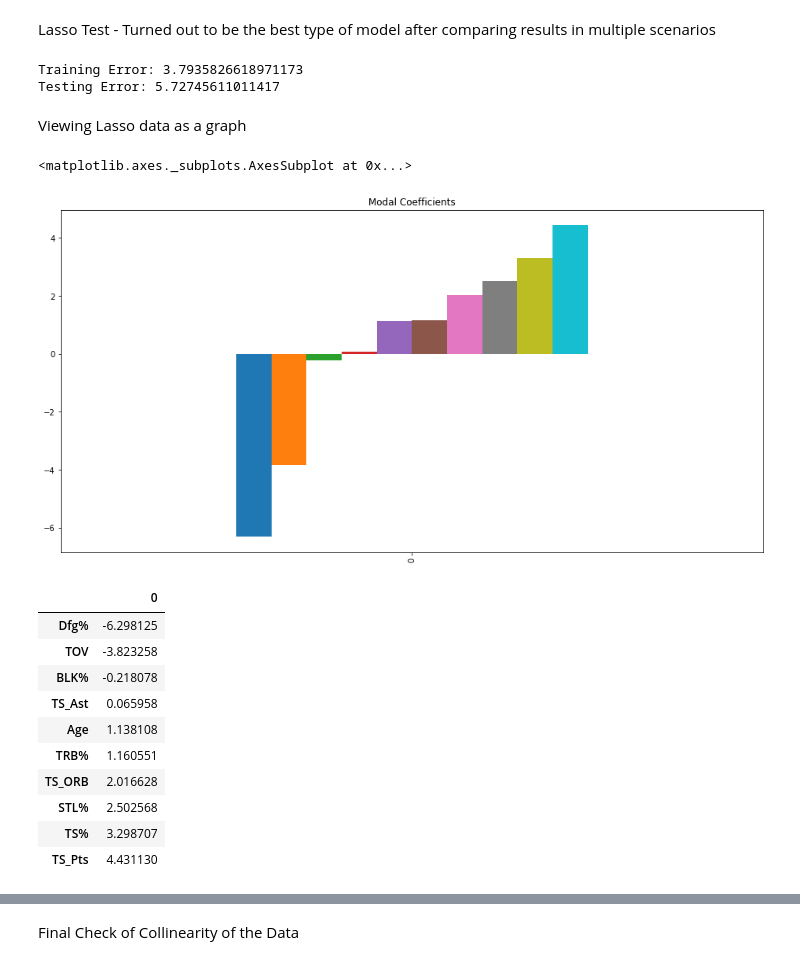
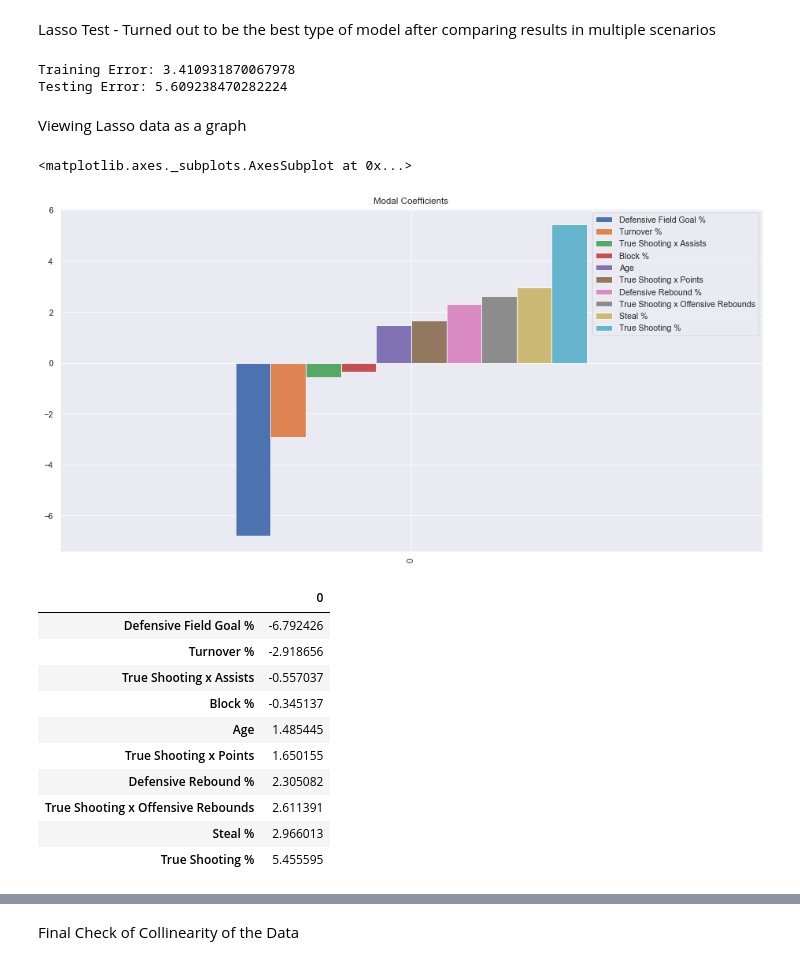
Before and after one commit to Ahila700/nba_pred_mod_2_project, a Jupyter notebook: Final_models.ipynb, the cells around one changed output, grey strips where cells are left out. Saved outputs shown, nothing was run; the diff lists cells and outputs as text; code cells hidden in the pictures.

```diff
--- a/Final_models.ipynb
+++ b/Final_models.ipynb
@@ -35,4 +42,5 @@ nba_data['TS_Pts'] = [nba_data['TS%'][i]*nba_data['PTS'][i] for i in range(len(n
 # %% [markdown]
 Removing the collinear and weak features found in the models
 # %%
-nba_data = nba_data.drop(columns = ['ORB%', '3PAr', 'FTr', 'AST%', '3P%', 'PTS', 'FT%'])
+nba_data = nba_data.drop(columns = ['ORB%', '3PAr', 'FTr', 'AST%', '3P%',
+                                    'PTS', 'FT%', 'DRB', 'TRB%', '2P'])
@@ -39,12 +49,17 @@ nba_data = nba_data.drop(columns = ['ORB%', '3PAr', 'FTr', 'AST%', '3P%', 'PTS',
+# %%
+nba_data.rename(columns = {'W': 'Wins', 'TOV%': 'Turnover %', 'Dfg%': 'Defensive Field Goal %',
+                           'DRB%': 'Defensive Rebound %', 'Tm': 'Team', 'TS%': 'True Shooting %',
+                           'STL%': 'Steal %', 'BLK%': 'Block %', 'TS_Ast': 'True Shooting x Assists',
+                           'TS_ORB': 'True Shooting x Offensive Rebounds', 'TS_Pts': 'True Shooting x Points'}, inplace = True)
 # %% [markdown]
 Creating Target and Features
 # %%
-target = nba_data['W']
+target = nba_data['Wins']
 # %%
 features_list = []
 # %%
 for x in nba_data:
-    if (x == 'W') or (x == 'Tm') or (x == 'year') or (x == 'Pace'):
+    if (x == 'Wins') or (x == 'Team') or (x == 'year'):
         pass
     else:
         features_list.append(x)
@@ -78,29 +97,29 @@ test_rmse = np.sqrt(metrics.mean_squared_error(y_test, y_pred_lasso))
 print('Training Error: '+ str(train_rmse))
 print('Testing Error: '+ str(test_rmse))
 # %% [output]
-Training Error: 3.7935826618971173
-Testing Error: 5.72745611011417
+Training Error: 3.410931870067978
+Testing Error: 5.609238470282224
 # %% [markdown]
 Viewing Lasso data as a graph
 # %%
 lasso_coef01 = pd.DataFrame(data=lasso.coef_).T
 lasso_coef01.columns = X_train.columns
 lasso_coef01 = lasso_coef01.T.sort_values(by=0).T
-lasso_coef01.plot(kind='bar', title='Modal Coefficients', legend=False, figsize=(16,8))
+lasso_coef01.plot(kind='bar', title='Modal Coefficients', legend=True, figsize=(16,8))
 # %% [output]
 <matplotlib.axes._subplots.AxesSubplot at 0x...>
-[figure, old version]
+[figure, new version]
 # %%
 lasso_coef01.T
 # %% [output]
 |  | 0 |
-| Dfg% | -6.298125 |
-| TOV | -3.823258 |
-| BLK% | -0.218078 |
-| TS_Ast | 0.065958 |
-| Age | 1.138108 |
-| TRB% | 1.160551 |
-| TS_ORB | 2.016628 |
-| STL% | 2.502568 |
-| TS% | 3.298707 |
-| TS_Pts | 4.431130 |
+| Defensive Field Goal % | -6.792426 |
+| Turnover % | -2.918656 |
+| True Shooting x Assists | -0.557037 |
+| Block % | -0.345137 |
+| Age | 1.485445 |
+| True Shooting x Points | 1.650155 |
+| Defensive Rebound % | 2.305082 |
+| True Shooting x Offensive Rebounds | 2.611391 |
+| Steal % | 2.966013 |
+| True Shooting % | 5.455595 |
```
Also changed, not shown: parts of 14 cells of this notebook, 9 other files.
